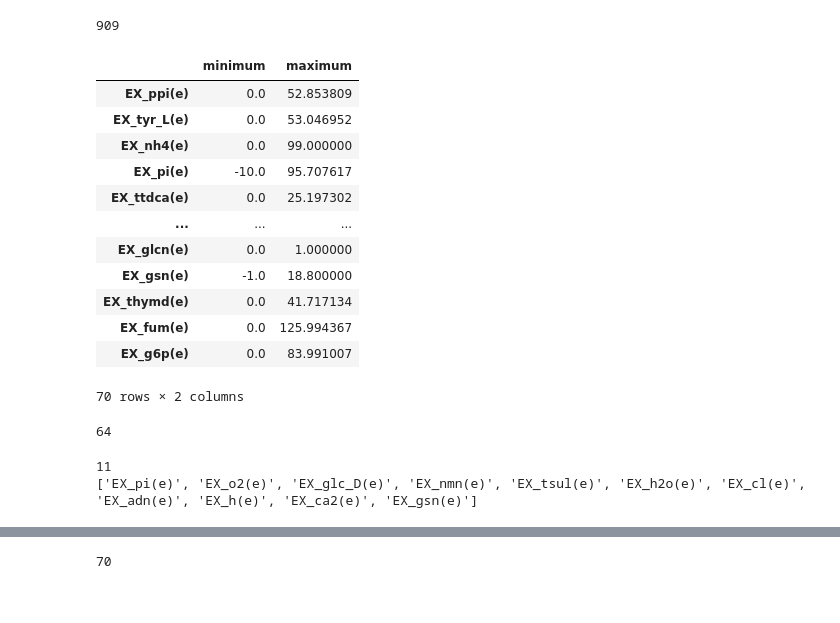
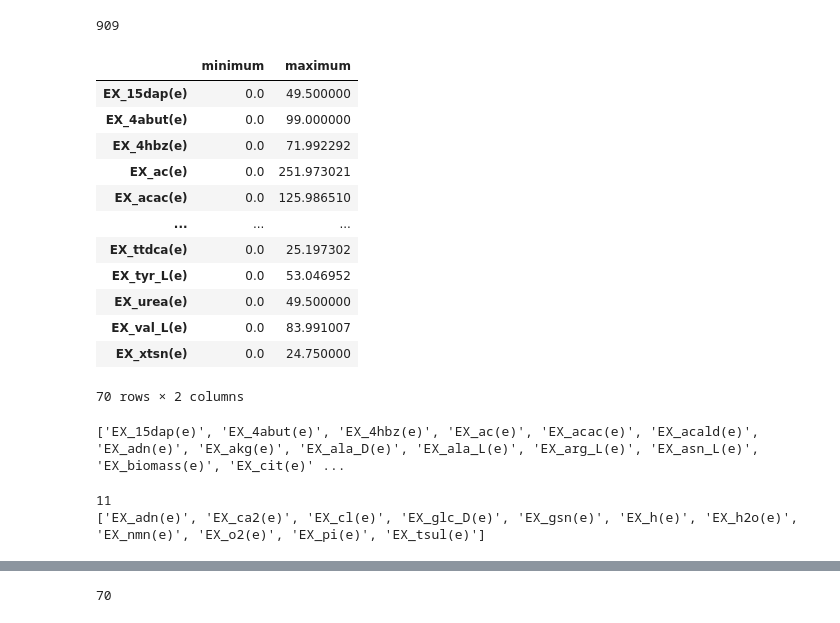
Before and after one commit to Porthmeus/MeMoMe, a Jupyter notebook: src/TinyVMHEcoliK12ModelCreator.ipynb, the cells around one changed output, grey strips where cells are left out. Cells and saved outputs as stored; diff of their text form; code cells hidden in the pictures.

```diff
--- a/src/TinyVMHEcoliK12ModelCreator.ipynb
+++ b/src/TinyVMHEcoliK12ModelCreator.ipynb
@@ -311,34 +300,35 @@ print(len(active_fva_ids))
 # %% [output]
 909
 # %%
-active_fva_exchanges = [r_id for r_id in active_fva_ids if "EX_" in r_id]
+active_fva_exchanges = sorted([r_id for r_id in active_fva_ids if "EX_" in r_id])
 fva_sol.loc[active_fva_exchanges]
 # %% [output]
 |  | minimum | maximum |
-| EX_ppi(e) | 0.0 | 52.853809 |
+| EX_15dap(e) | 0.0 | 49.500000 |
+| EX_4abut(e) | 0.0 | 99.000000 |
+| EX_4hbz(e) | 0.0 | 71.992292 |
+| EX_ac(e) | 0.0 | 251.973021 |
+| EX_acac(e) | 0.0 | 125.986510 |
+| ... | ... | ... |
+| EX_ttdca(e) | 0.0 | 25.197302 |
 | EX_tyr_L(e) | 0.0 | 53.046952 |
-| EX_nh4(e) | 0.0 | 99.000000 |
-| EX_pi(e) | -10.0 | 95.707617 |
-| EX_ttdca(e) | 0.0 | 25.197302 |
-| ... | ... | ... |
-| EX_glcn(e) | 0.0 | 1.000000 |
-| EX_gsn(e) | -1.0 | 18.800000 |
-| EX_thymd(e) | 0.0 | 41.717134 |
-| EX_fum(e) | 0.0 | 125.994367 |
-| EX_g6p(e) | 0.0 | 83.991007 |
+| EX_urea(e) | 0.0 | 49.500000 |
+| EX_val_L(e) | 0.0 | 83.991007 |
+| EX_xtsn(e) | 0.0 | 24.750000 |
 70 rows × 2 columns
 # %%
-possible_excretions = [r_id for r_id in active_fva_exchanges if fva_sol.loc[r_id].maximum > 1e-06]
+possible_excretions = sorted([r_id for r_id in active_fva_exchanges if fva_sol.loc[r_id].maximum > 1e-06])
 len(possible_excretions)
+print(possible_excretions)
 # %% [output]
-64
+['EX_15dap(e)', 'EX_4abut(e)', 'EX_4hbz(e)', 'EX_ac(e)', 'EX_acac(e)', 'EX_acald(e)', 'EX_adn(e)', 'EX_akg(e)', 'EX_ala_D(e)', 'EX_ala_L(e)', 'EX_arg_L(e)', 'EX_asn_L(e)', 'EX_biomass(e)', 'EX_cit(e)' ...
 # %%
-possible_uptakes = [r_id for r_id in active_fva_exchanges if fva_sol.loc[r_id].minimum < -1e-06]
+possible_uptakes = sorted([r_id for r_id in active_fva_exchanges if fva_sol.loc[r_id].minimum < -1e-06])
 print(len(possible_uptakes))
 print(possible_uptakes)
 # %% [output]
 11
-['EX_pi(e)', 'EX_o2(e)', 'EX_glc_D(e)', 'EX_nmn(e)', 'EX_tsul(e)', 'EX_h2o(e)', 'EX_cl(e)', 'EX_adn(e)', 'EX_h(e)', 'EX_ca2(e)', 'EX_gsn(e)']
+['EX_adn(e)', 'EX_ca2(e)', 'EX_cl(e)', 'EX_glc_D(e)', 'EX_gsn(e)', 'EX_h(e)', 'EX_h2o(e)', 'EX_nmn(e)', 'EX_o2(e)', 'EX_pi(e)', 'EX_tsul(e)']
 # %%
 boundary_ids = {r.id for r in model.boundary}
 # %%
```
Also changed, not shown: parts of 26 cells of this notebook, 1 other file.
